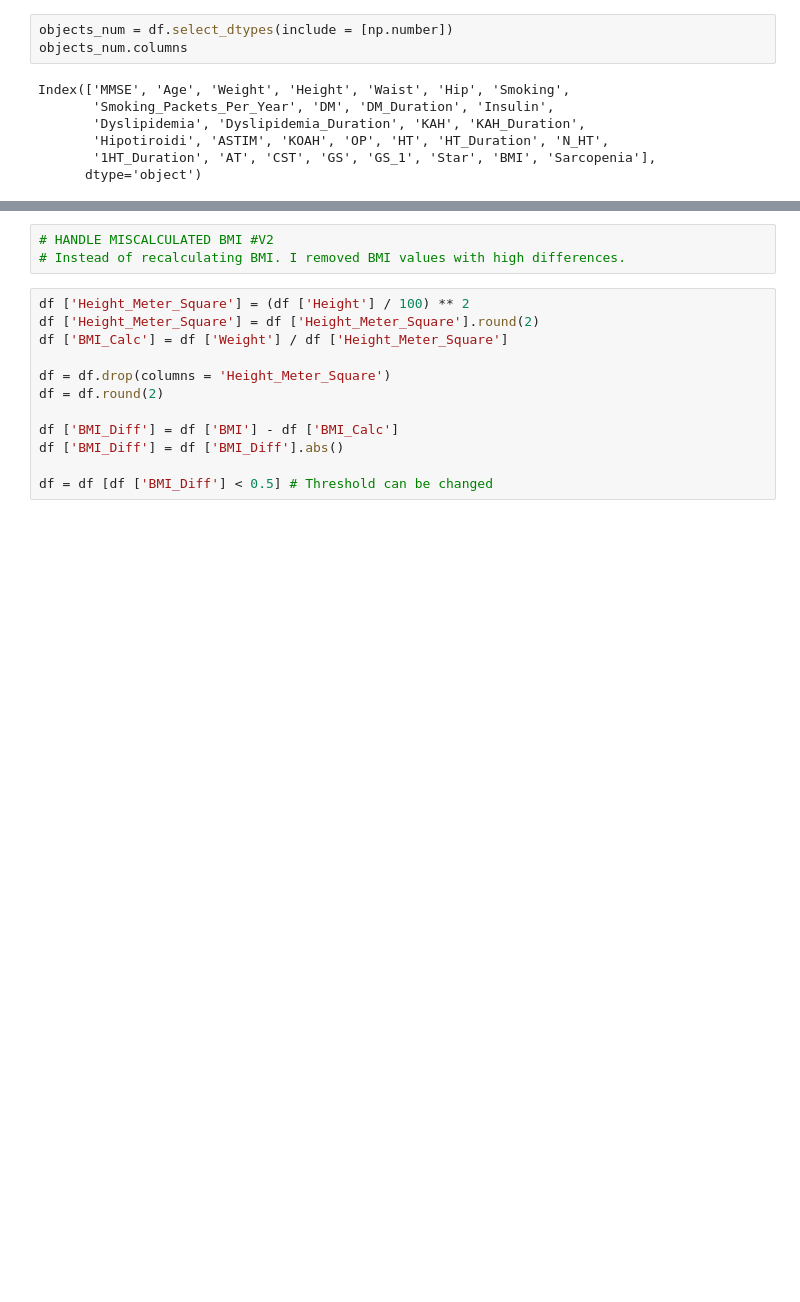
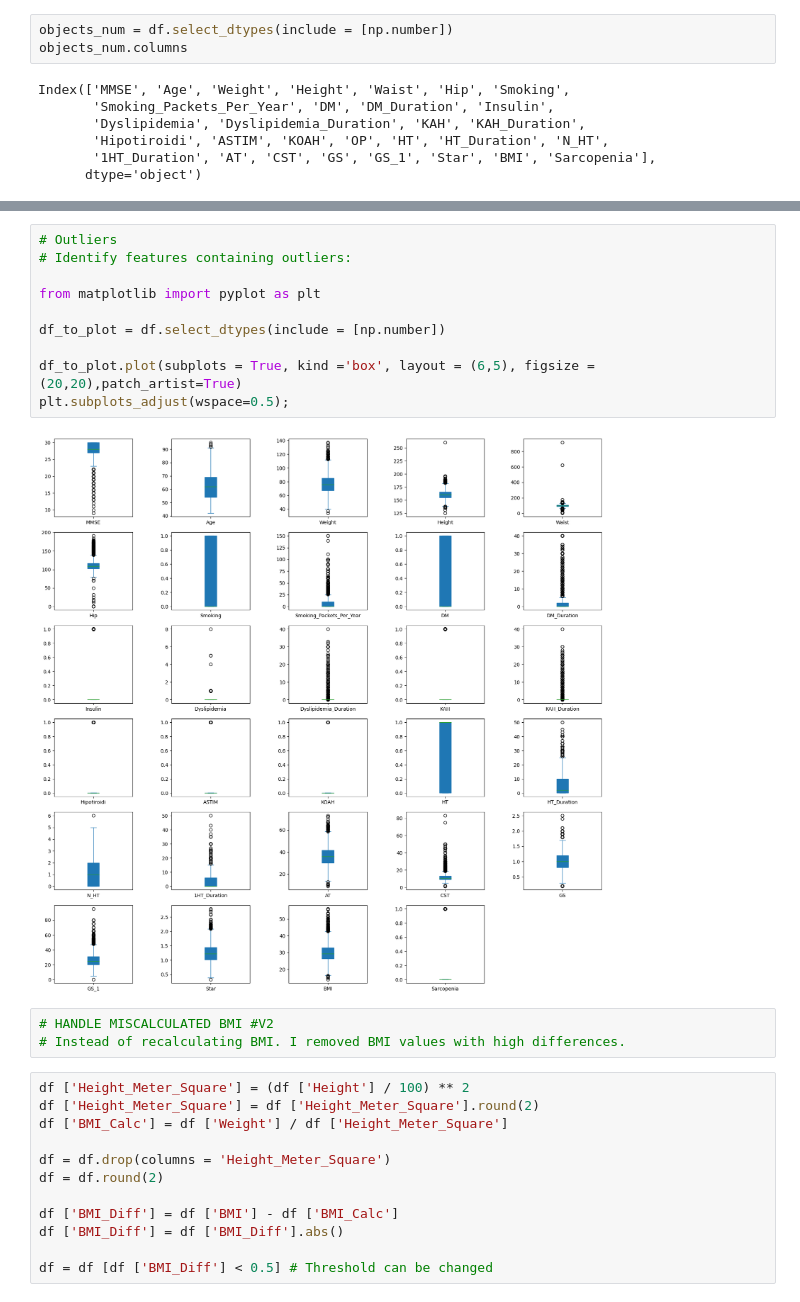
Before and after one commit to akutayaydin/Medical-Sarcopenia-Model, a Jupyter notebook: Sarcopenia_Model_vfinal.ipynb, the cells around one changed output, grey strips where cells are left out. Saved outputs shown, nothing was run; the diff lists cells and outputs as text; blank space fills up the shorter version.

```diff
--- a/Sarcopenia_Model_vfinal.ipynb
+++ b/Sarcopenia_Model_vfinal.ipynb
@@ -109,6 +116,18 @@ df.describe().T
 | Star | 4995.0 | 1.239544 | 0.318037 | 0.32 | 1.01 | 1.22 | 1.44 | 2.78 |
 | BMI | 5004.0 | 29.867752 | 5.330521 | 13.93 | 26.30 | 29.30 | 32.90 | 56.00 |
 | Sarcopenia | 5016.0 | 0.203150 | 0.402383 | 0.00 | 0.00 | 0.00 | 0.00 | 1.00 |
+# %%
+# Outliers
+# Identify features containing outliers:
+
+from matplotlib import pyplot as plt
+
+df_to_plot = df.select_dtypes(include = [np.number])
+
+df_to_plot.plot(subplots = True, kind ='box', layout = (6,5), figsize = (20,20),patch_artist=True)
+plt.subplots_adjust(wspace=0.5);
+# %% [output]
+[figure, added]
 # %%
 # HANDLE MISCALCULATED BMI #V2
 # Instead of recalculating BMI. I removed BMI values with high differences.
```
Also changed, not shown: parts of 57 cells of this notebook.
